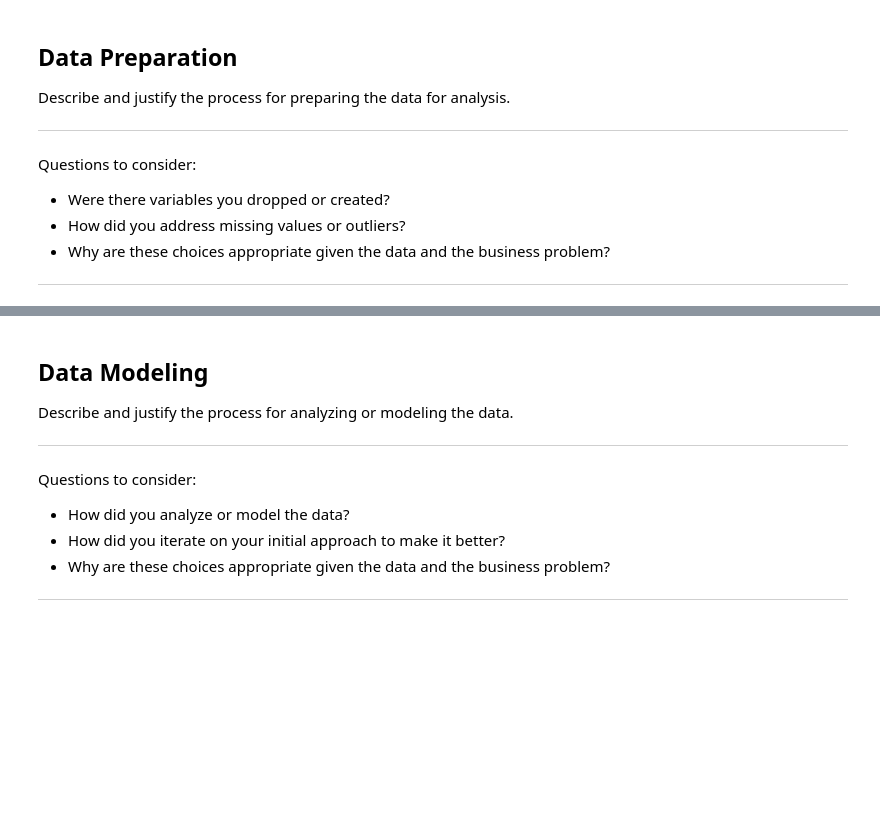
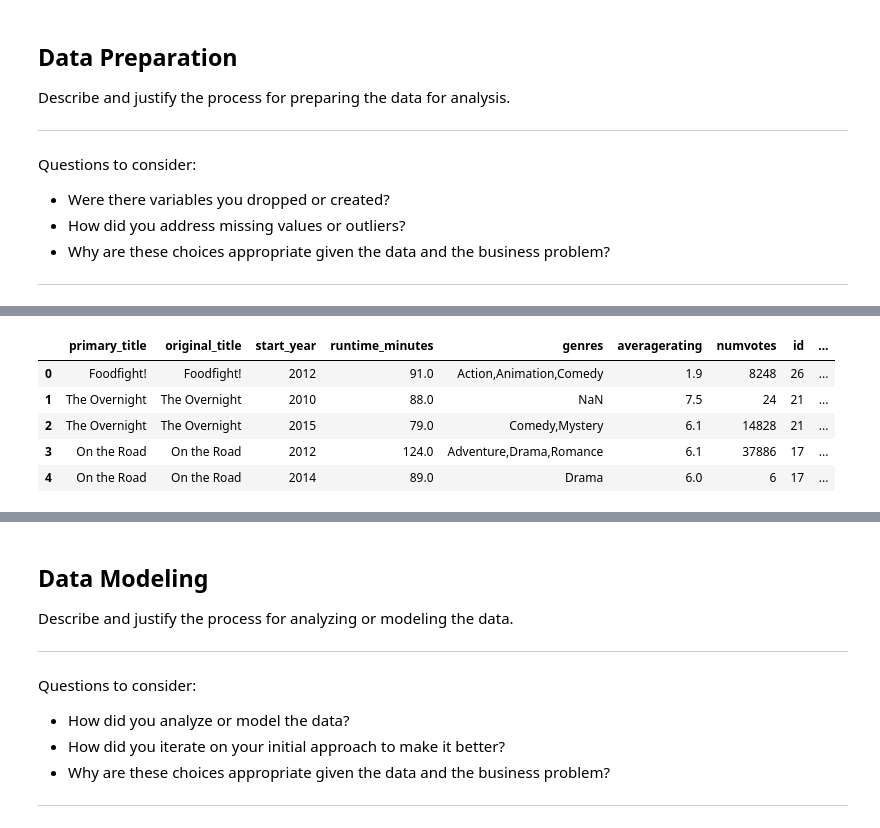
Before and after one commit to kevin-culver/Microsoft_Movie_Analysis, a Jupyter notebook: Microsoft_Movie_Analysis.ipynb, the cells around one changed output, grey strips where cells are left out. Drawn from its saved outputs; the diff is of its cells as text; code cells hidden in the pictures; blank space fills up the shorter version.

Commit message:
add organized data cleaning

```diff
--- a/Microsoft_Movie_Analysis.ipynb
+++ b/Microsoft_Movie_Analysis.ipynb
@@ -163,0 +171,25 @@ Questions to consider:
+# %%
+#Function to tranform money columns into cleaned integers dtyes
+def money_cleaner(df, column_name, new_col_name):
+    df[new_col_name] = df[column_name].map(lambda x: x.replace('$', ''))
+    df[new_col_name] = df[new_col_name].map(lambda x: x.replace(',', ''))
+    df[new_col_name] = pd.to_numeric(df[new_col_name])
+
+    return df[new_col_name]
+# %%
+#cleaning budget column
+budget_clean = money_cleaner(movies_df, 'production_budget', 'budget_clean')
+movies_df['budget_clean'] = budget_clean
+
+#cleaning worldwide_gross column
+worldwide_gross = money_cleaner(movies_df, 'worldwide_gross', 'ww_gross_clean')
+movies_df['ww_gross_clean'] = worldwide_gross
+
+movies_df.head()
+# %% [output]
+|  | primary_title | original_title | start_year | runtime_minutes | genres | averagerating | numvotes | id | ... |
+| 0 | Foodfight! | Foodfight! | 2012 | 91.0 | Action,Animation,Comedy | 1.9 | 8248 | 26 | ... |
+| 1 | The Overnight | The Overnight | 2010 | 88.0 | NaN | 7.5 | 24 | 21 | ... |
+| 2 | The Overnight | The Overnight | 2015 | 79.0 | Comedy,Mystery | 6.1 | 14828 | 21 | ... |
+| 3 | On the Road | On the Road | 2012 | 124.0 | Adventure,Drama,Romance | 6.1 | 37886 | 17 | ... |
+| 4 | On the Road | On the Road | 2014 | 89.0 | Drama | 6.0 | 6 | 17 | ... |
```
Also changed, not shown: parts of 17 cells of this notebook.
